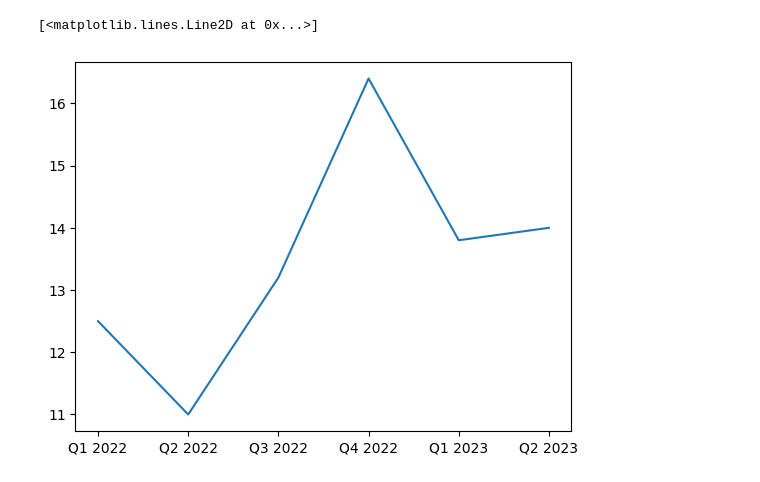
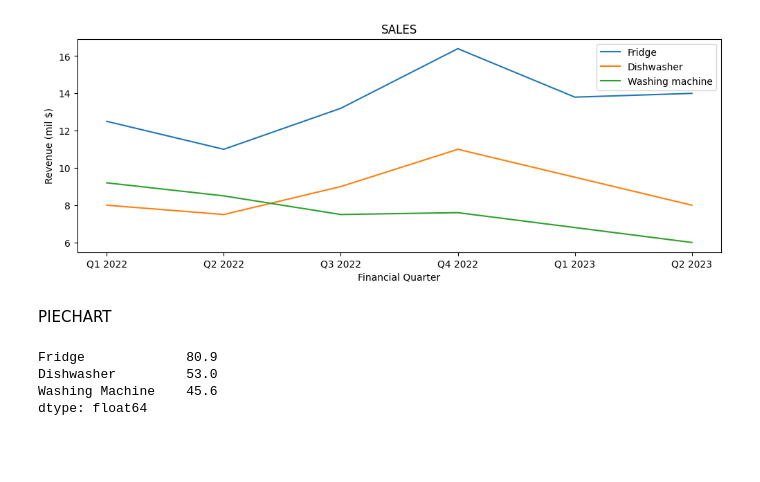
Before and after one commit to DevBansal08/DataScience-Python, a Jupyter notebook: Pandas/matplotlib.ipynb, the cells around one changed output. Drawn from its saved outputs; the diff is of its cells as text; code cells hidden in the pictures; blank space fills up the shorter version.

Commit message:
linechart , pie chart, bar graph, histogram

```diff
--- a/Pandas/matplotlib.ipynb
+++ b/Pandas/matplotlib.ipynb
@@ -1,8 +1,25 @@
 # %%
 import pandas as pd
 df = pd.read_excel(r"D:\Data science file\linechart.xlsx")
 from matplotlib import pyplot as plt
-plt.plot(df["Quarter"],df["Fridge"])
+plt.figure(figsize=(12,4))
+plt.plot(df["Quarter"],df["Fridge"], label = "Fridge")
+plt.plot(df["Quarter"],df["Dishwasher"], label = "Dishwasher")
+plt.plot(df["Quarter"],df["Washing Machine"], label = "Washing machine")
+plt.ylabel("Revenue (mil $)")
+plt.xlabel("Financial Quarter")
+plt.legend()
+plt.title("SALES")
+plt .show()
 # %% [output]
-[<matplotlib.lines.Line2D at 0x...>]
-[figure, old version]
+[figure, new version]
+# %% [markdown]
+PIECHART
+# %%
+total_sales=df[["Fridge", "Dishwasher", "Washing Machine"]].sum()
+total_sales
+# %% [output]
+Fridge             80.9
+Dishwasher         53.0
+Washing Machine    45.6
+dtype: float64
```
Also changed, not shown: parts of 9 cells of this notebook.
